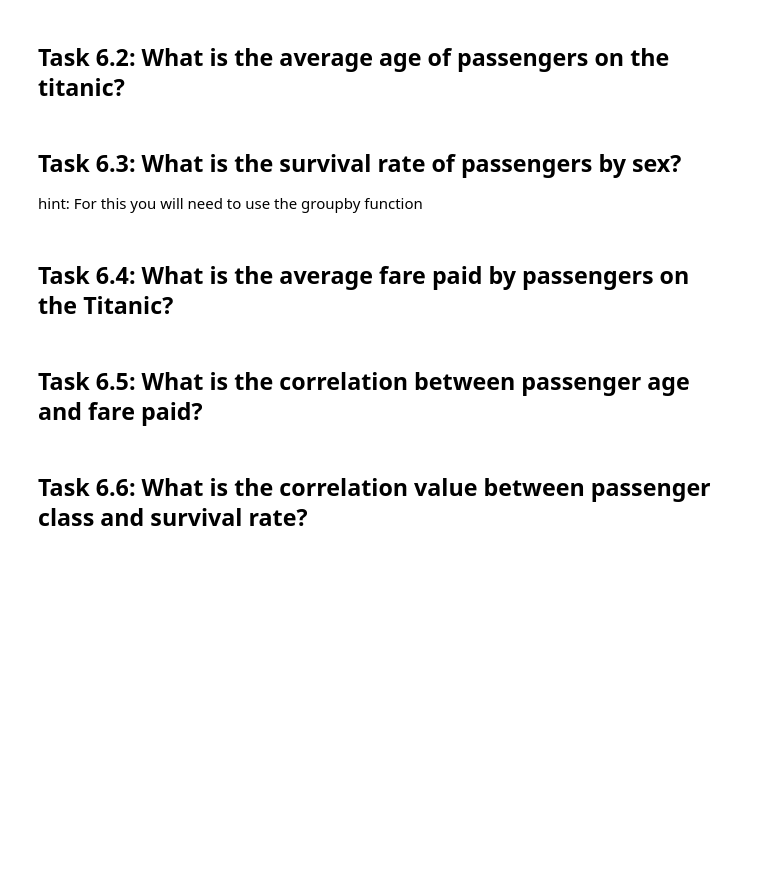
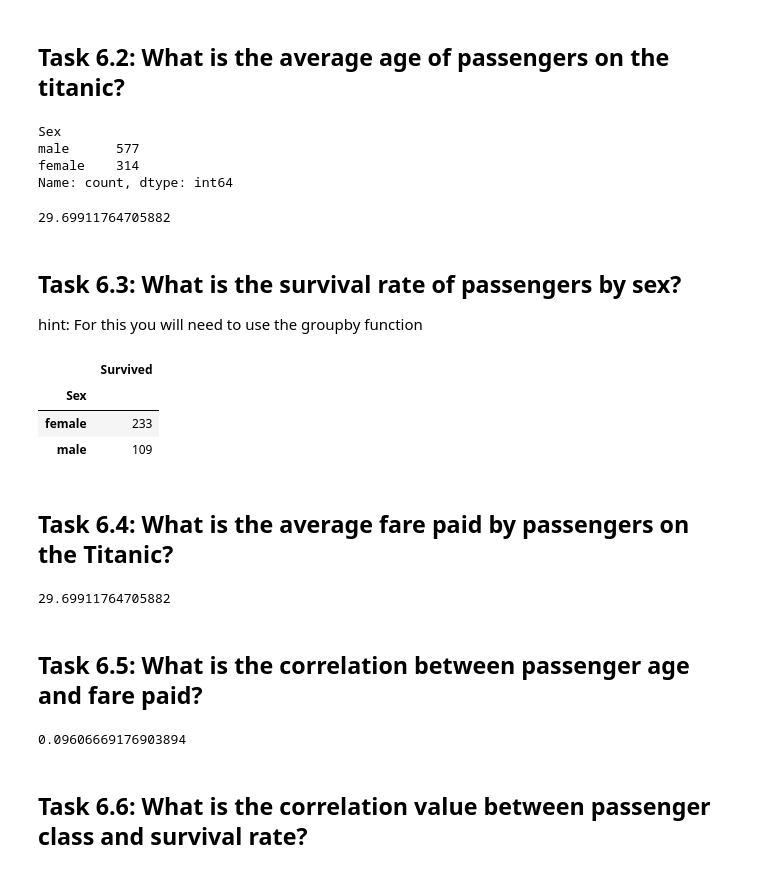
Before and after one commit to BoboTheBarbar/DataScience2023, a Jupyter notebook: Downloads/Introduction_to_EDA.ipynb, the cells around one changed output. Saved outputs shown, nothing was run; the diff lists cells and outputs as text; code cells hidden in the pictures; blank space fills up the shorter version.

```diff
--- a/Downloads/Introduction_to_EDA.ipynb
+++ b/Downloads/Introduction_to_EDA.ipynb
@@ -46,7 +46,7 @@ from Ex3_Grader import *
 import pandas as pd
 
 # Read titanic.csv here
-titanic = pd.read_csv(".titanic.csv")
+titanic = pd.read_csv("Datasets/Titanic-Dataset.csv")
 
 # Display the head of the dataset
 titanic.head(10)
@@ -198,5 +184,27 @@ get_passenger_counts(titanic)
 # %% [markdown]
 ## Task 6.2: What is the average age of passengers on the titanic?
+# %%
+from pandas import DataFrame
+
+
+def get_passenger_counts(titanic: DataFrame):
+    """
+    Returns the distribution of passengers by sex in a Series.
+    """
+    # TASK START - Start coding here:
+
+    result= titanic['Sex'].value_counts()
+
+    # TASK END
+
+    return result
+
+get_passenger_counts(titanic)
+# %% [output]
+Sex
+male      577
+female    314
+Name: count, dtype: int64
 # %%
 def get_average_age(titanic):
     """
@@ -205,31 +213,38 @@ def get_average_age(titanic):
 
     # TASK START - Start coding here:
 
-    result=
+    result= titanic['Age'].mean()
 
     # TASK END
 
     return result
 
 get_average_age(titanic)
+# %% [output]
+29.69911764705882
 # %% [markdown]
 ## Task 6.3: What is the survival rate of passengers by sex?
 hint: For this you will need to use the groupby function
 # %%
 def get_survival_rates(titanic):
     """
     Returns the survival rate of passengers by sex in a Series.
     """
 
     # TASK START - Start coding here:
 
-    result=
+    result= titanic[['Sex', 'Survived']].groupby('Sex').sum()
 
     # TASK END
 
     return result
 
 get_survival_rates(titanic)
+# %% [output]
+|  | Survived |
+| Sex |  |
+| female | 233 |
+| male | 109 |
 # %% [markdown]
 ## Task 6.4: What is the average fare paid by passengers on the Titanic?
 # %%
@@ -240,13 +255,15 @@ def get_average_fare(titanic):
 
     # TASK START - Start coding here:
 
-    result=
+    result= titanic['Age'].mean()
 
     # TASK END
 
     return result
 
 get_average_fare(titanic)
+# %% [output]
+29.69911764705882
 # %% [markdown]
 ## Task 6.5: What is the correlation between passenger age and fare paid?
 # %%
@@ -256,14 +273,15 @@ def get_age_fare_corr(titanic):
     """
 
     # TASK START - Start coding here:
-
-    result=
+    result= titanic['Age'].corr(titanic['Fare'])
 
     # TASK END
 
     return result
 
 get_age_fare_corr(titanic)
+# %% [output]
+0.09606669176903894
 # %% [markdown]
 ## Task 6.6: What is the correlation value between passenger class and survival rate?
 # %%
```
Also changed, not shown: parts of 2 cells of this notebook, 4 other files.
